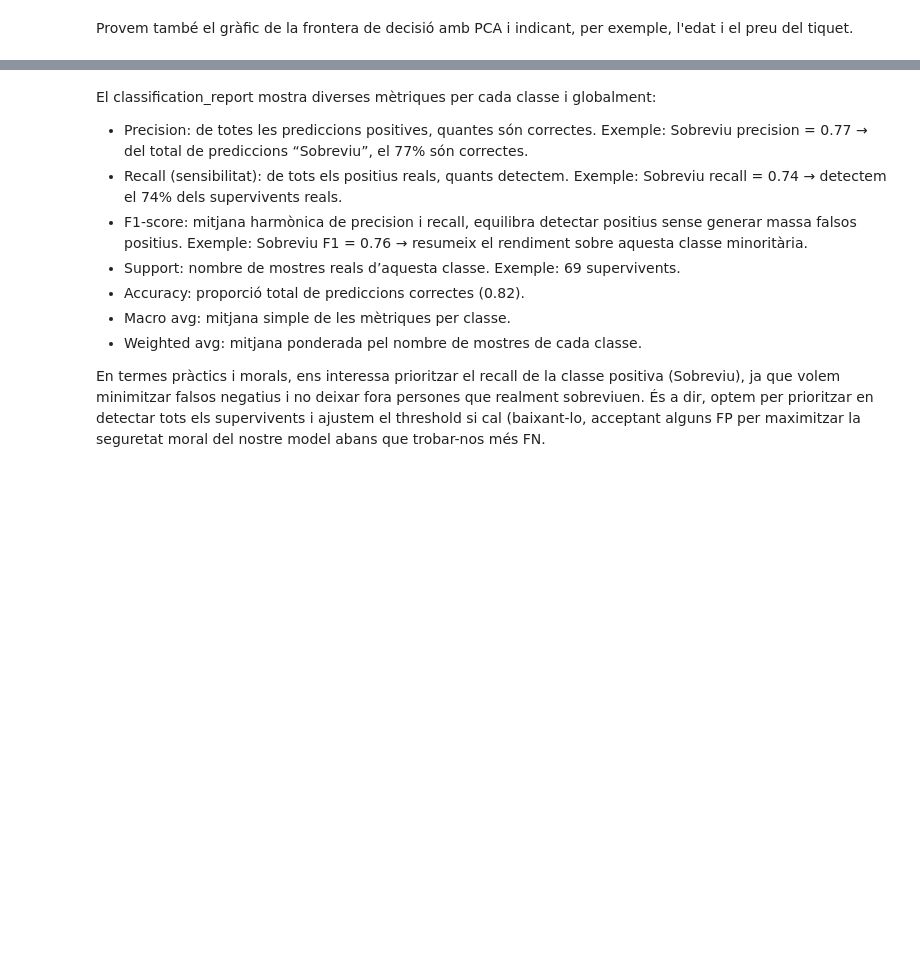
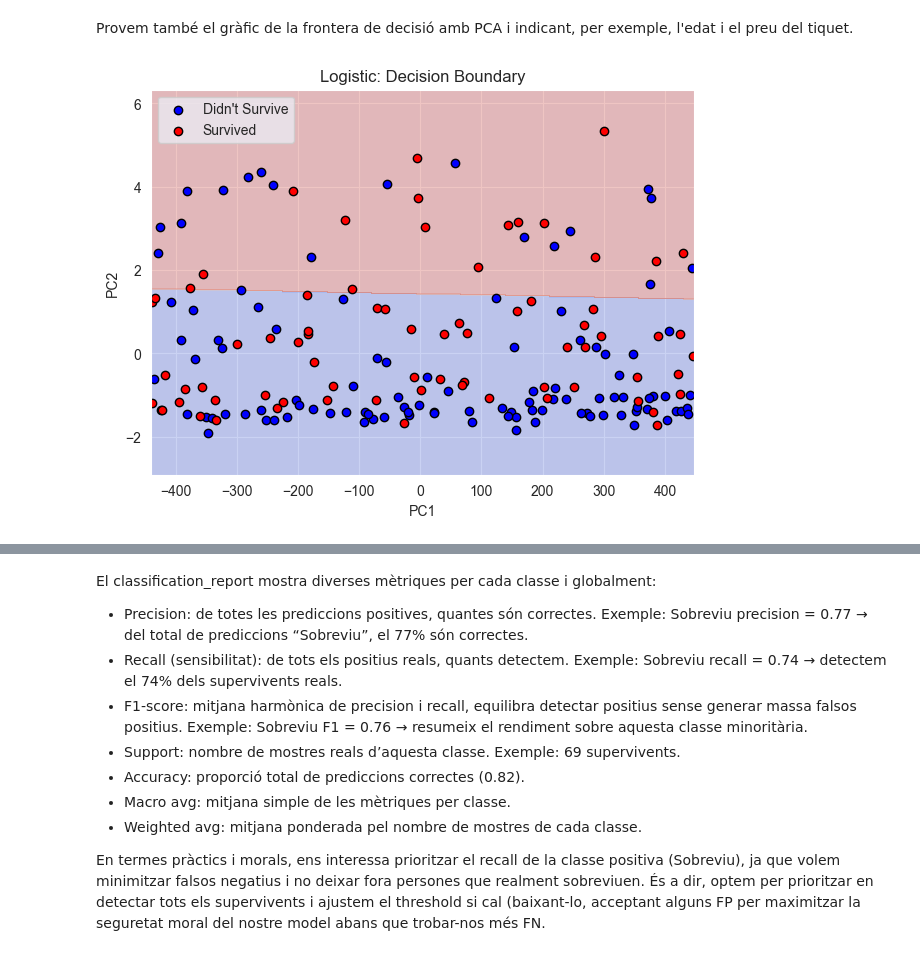
Before and after one commit to NatanSisoev/TitanicSurvival, a Jupyter notebook: practica.ipynb, the cells around one changed output, grey strips where cells are left out. Saved outputs shown, nothing was run; the diff lists cells and outputs as text; code cells hidden in the pictures; blank space fills up the shorter version.

```diff
--- a/practica.ipynb
+++ b/practica.ipynb
@@ -1126,5 +1482,7 @@ logistic_regressor_tester.plot_confusion_matrix()
 # %% [markdown]
 Provem també el gràfic de la frontera de decisió amb PCA i indicant, per exemple, l'edat i el preu del tiquet.
 # %%
-logistic_regressor_tester.plot_decision_boundary()
+logistic_regressor_tester.plot_decision_boundary(pca=2)
+# %% [output]
+[figure, added]
 # %%
```
Also changed, not shown: parts of 52 cells of this notebook.
